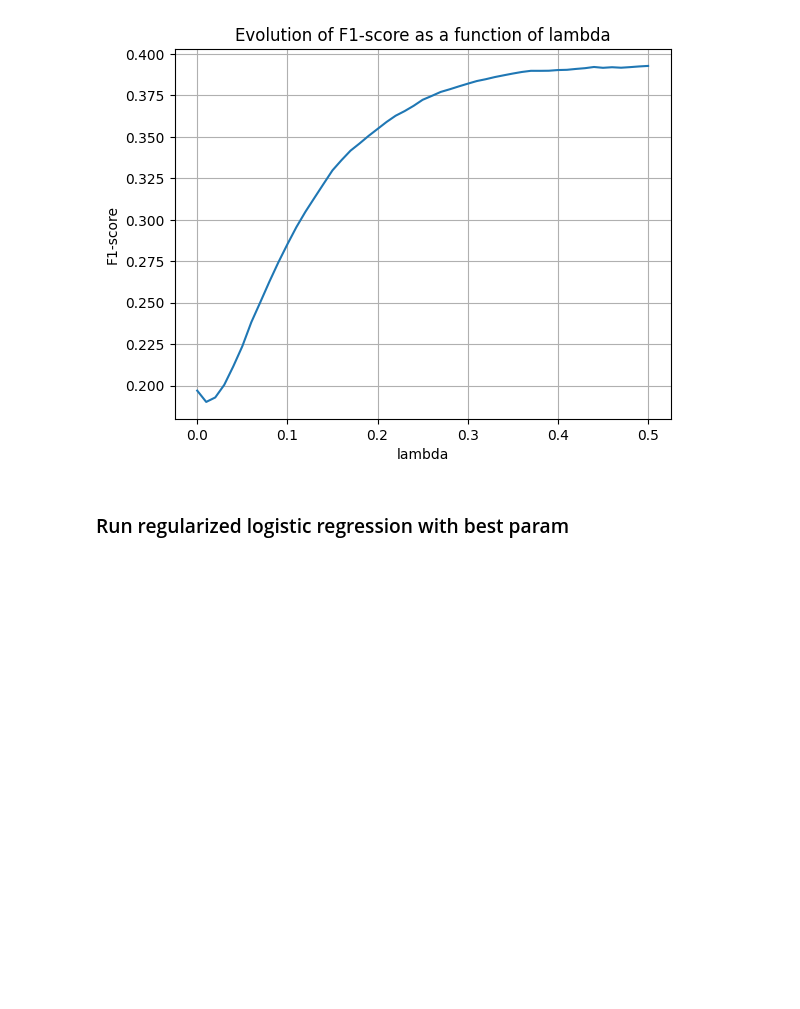
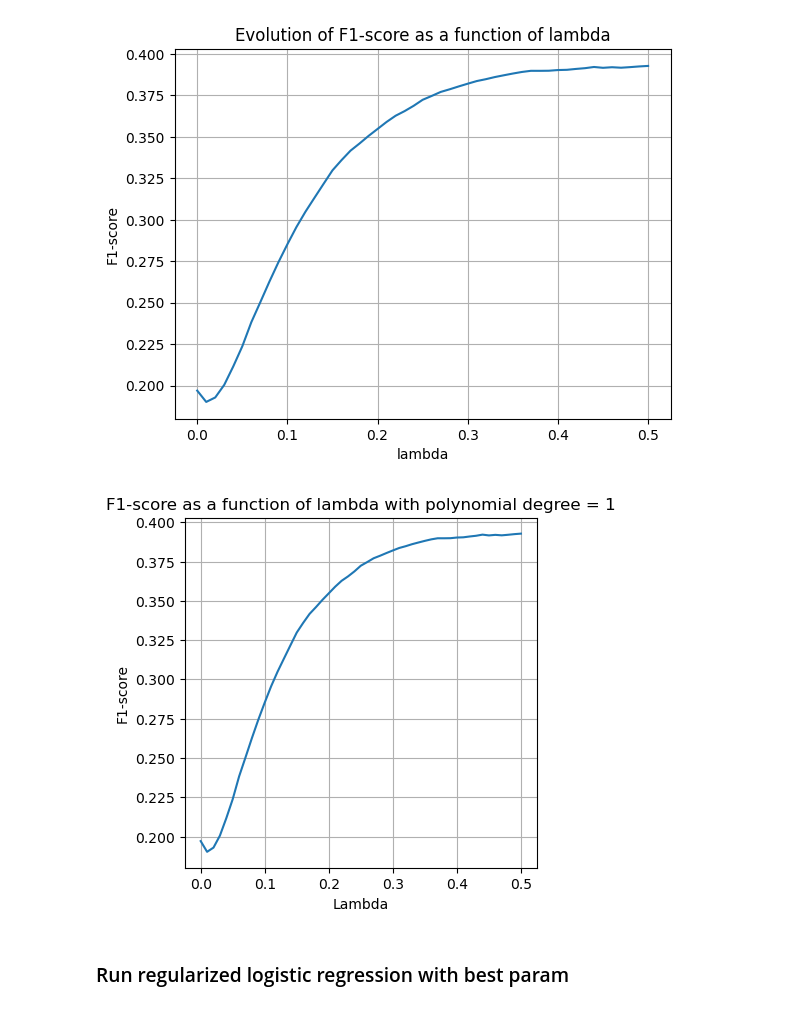
Before and after one commit to Juanito231/ML_Project_1, a Jupyter notebook: first_run.ipynb, the cells around one changed output. Cells and saved outputs as stored; diff of their text form; code cells hidden in the pictures; blank space fills up the shorter version.

Commit message:
Plots and table

```diff
--- a/first_run.ipynb
+++ b/first_run.ipynb
@@ -211,6 +211,7 @@ best_lambdas = []
 best_F1s = []
 best_F1s_tr = []
 best_lambdas_tr = []
+plot_F1_te = np.zeros((len(degrees),len(lambdas)))
 #vary degree
 for degree in degrees:
     # cross validation
@@ -225,6 +226,7 @@ for degree in degrees:
             F1_tr_tmp.append(F1_training)
         F1_te.append(np.mean(F1_te_tmp))
         F1_tr.append(np.mean(F1_tr_tmp))
+        plot_F1_te[degrees.index(degree),np.where(lambdas==lambda_)[0][0]] = np.mean(F1_te_tmp)
     print(f" Finished for degree: {degree}")
     ind_lambda_opt = np.argmax(F1_te)
     ind_lambda_opt_tr = np.argmax(F1_tr)
@@ -257,6 +259,18 @@ plt.grid(True)
 plt.savefig("F1-score_lambda")
 # %% [output]
 [figure]
+# %%
+plt.figure(figsize=(10,10))
+for i in range(len(degrees)):
+    plt.subplot(2,2,i+1)
+    plt.plot(lambdas,plot_F1_te[i,:])
+    plt.xlabel('Lambda')
+    plt.ylabel('F1-score')
+    plt.title(f'F1-score as a function of lambda with polynomial degree = {degrees[i]}')
+    plt.grid(True)
+plt.show()
+# %% [output]
+[figure, added]
 # %% [markdown]
 ### Run regularized logistic regression with best param
 # %%
```
Also changed, not shown: parts of 6 cells of this notebook.
